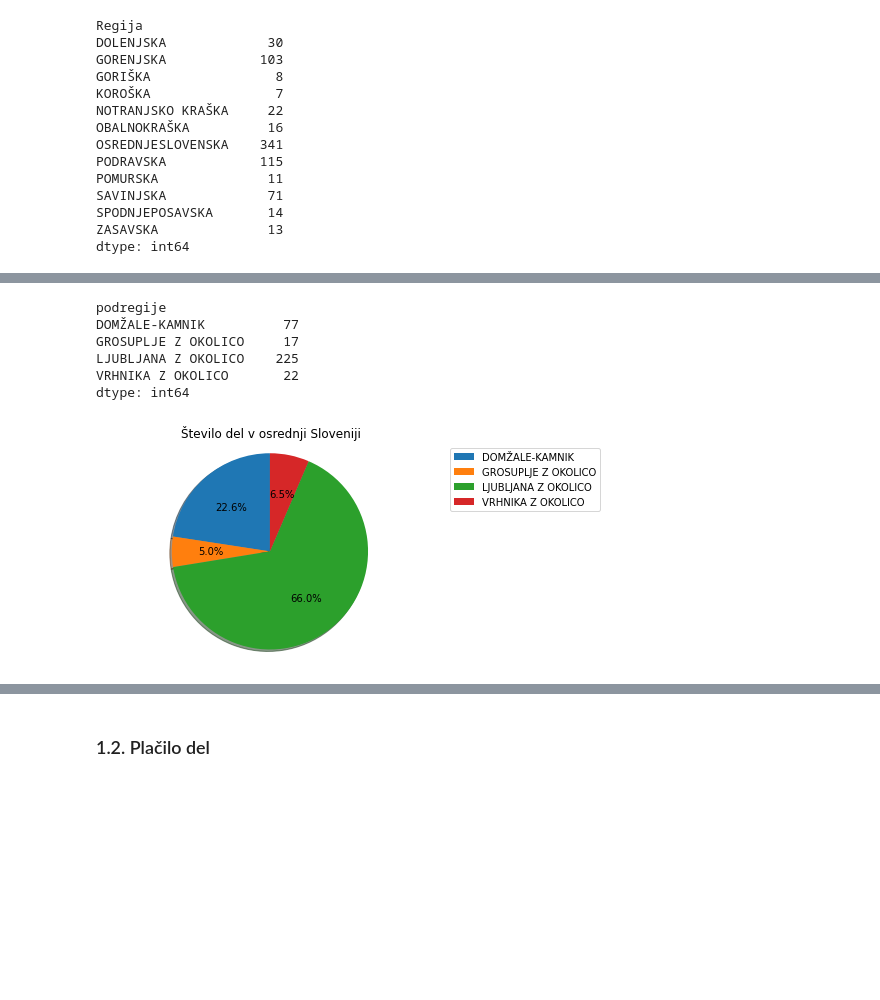
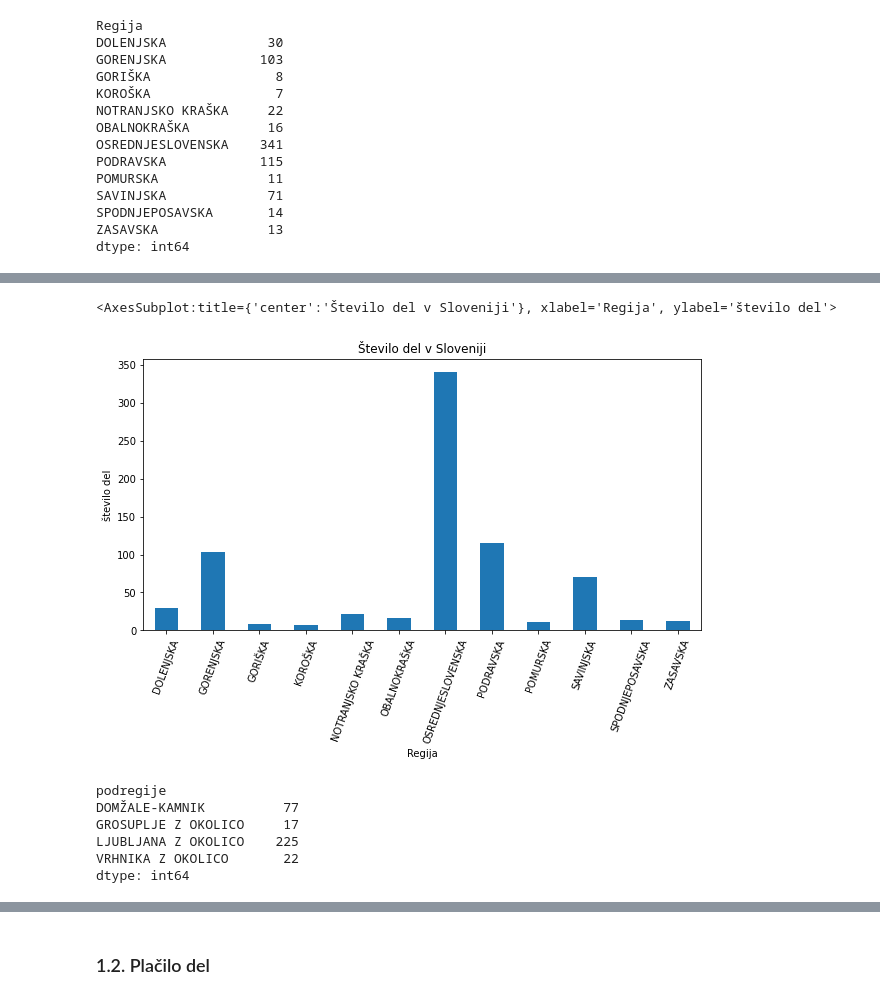
Before and after one commit to DejanPeric058/Programiranje-1-Projektna-naloga, a Jupyter notebook: Untitled.ipynb, the cells around one changed output, grey strips where cells are left out. Cells and saved outputs as stored; diff of their text form; code cells hidden in the pictures; blank space fills up the shorter version.

```diff
--- a/Untitled.ipynb
+++ b/Untitled.ipynb
@@ -178,3 +148,8 @@ st_po_regijah.plot(kind = "bar")
+# %%
+st_po_regijah.plot.bar(title="Število del v Sloveniji", ylabel='število del', rot=70, figsize=(10,5))
+# %% [output]
+<AxesSubplot:title={'center':'Število del v Sloveniji'}, xlabel='Regija', ylabel='število del'>
+[figure, added]
 # %%
 oglasi_osrednjeslovenska = oglasi_regije[oglasi_regije["Regija"] == "OSREDNJESLOVENSKA"]
 po_podregijah = oglasi_osrednjeslovenska.groupby('podregije')
@@ -187,13 +162,3 @@ GROSUPLJE Z OKOLICO     17
 LJUBLJANA Z OKOLICO    225
 VRHNIKA Z OKOLICO       22
 dtype: int64
-# %%
-fig1, ax1 = plt.subplots()
-ax1.pie(st_po_podregijah, labels=None,
-        shadow=True, startangle=90, autopct='%1.1f%%',)
-ax1.axis('equal')
-ax1.legend(loc=0,bbox_to_anchor=(1, 0, 0.5, 1),labels=st_po_podregijah.index)
-ax1.set_title("Število del v osrednji Sloveniji")
-plt.show()
-# %% [output]
-[figure, removed]
```
Also changed, not shown: parts of 21 cells of this notebook.
